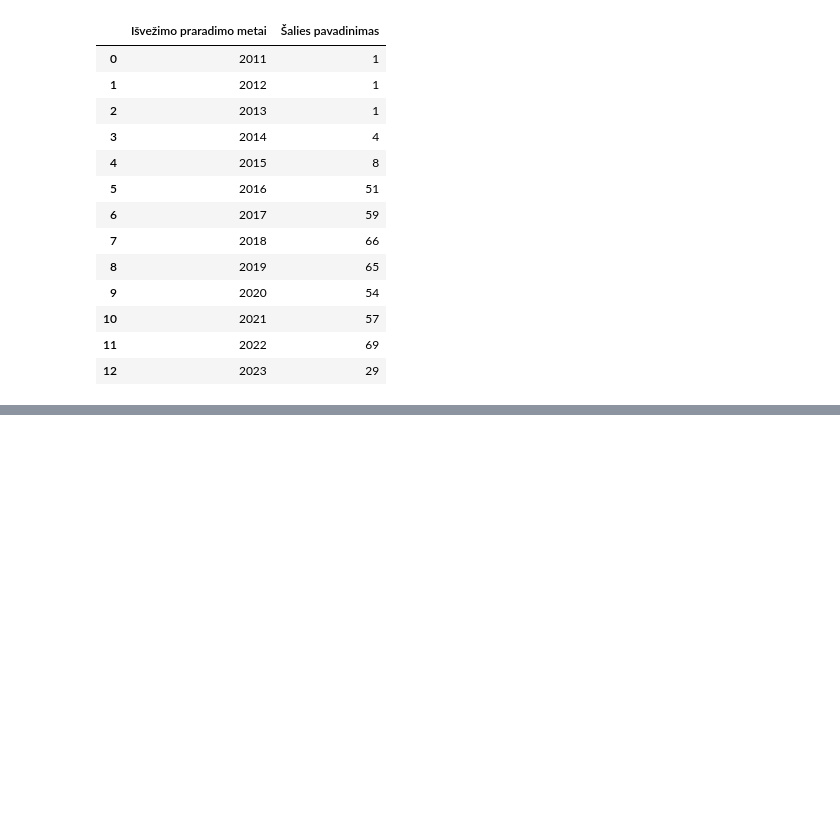
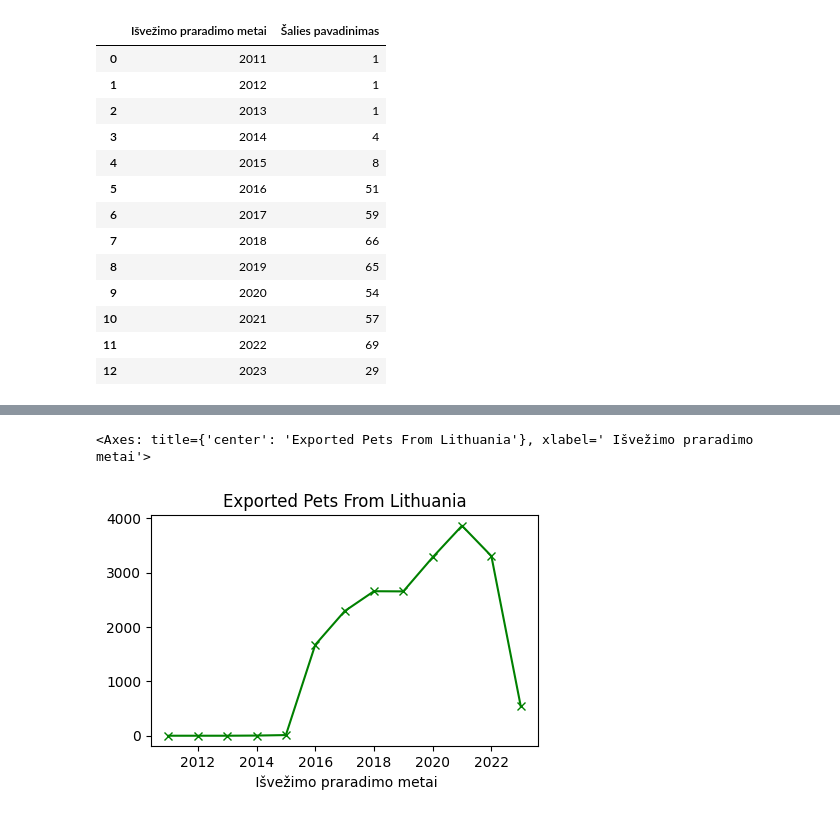
Before and after one commit to dovissssss/exported_lost_pets_from_lithuania, a Jupyter notebook: notebooks/exported_lost_pets.ipynb, the cells around one changed output, grey strips where cells are left out. Saved outputs shown, nothing was run; the diff lists cells and outputs as text; code cells hidden in the pictures; blank space fills up the shorter version.

```diff
--- a/notebooks/exported_lost_pets.ipynb
+++ b/notebooks/exported_lost_pets.ipynb
@@ -162,0 +163,7 @@ df[df["Išvežimo, praradimo pavadinimas"] == "Išvežimas"].groupby(" Išvežim
+# %%
+# Pandas Plot()
+exported_pets_by_year = df[df["Išvežimo, praradimo pavadinimas"] == "Išvežimas"].groupby(" Išvežimo praradimo metai", as_index=False)[" Gyvūnų augintinių skaičius"].agg(['sum'])
+exported_pets_by_year.plot(legend=False, figsize=(5, 3), c="green", marker="x", title="Exported Pets From Lithuania")
+# %% [output]
+<Axes: title={'center': 'Exported Pets From Lithuania'}, xlabel=' Išvežimo praradimo metai'>
+[figure, added]
```
Also changed, not shown: parts of 3 cells of this notebook, 5 other files.
